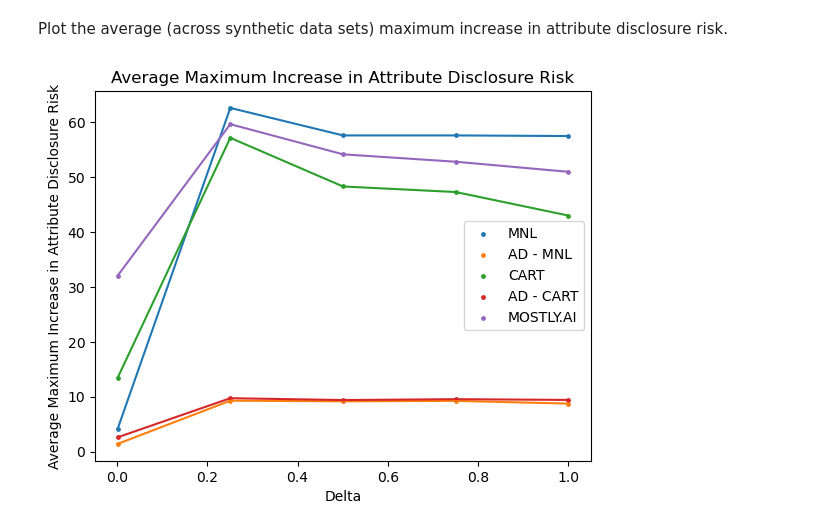
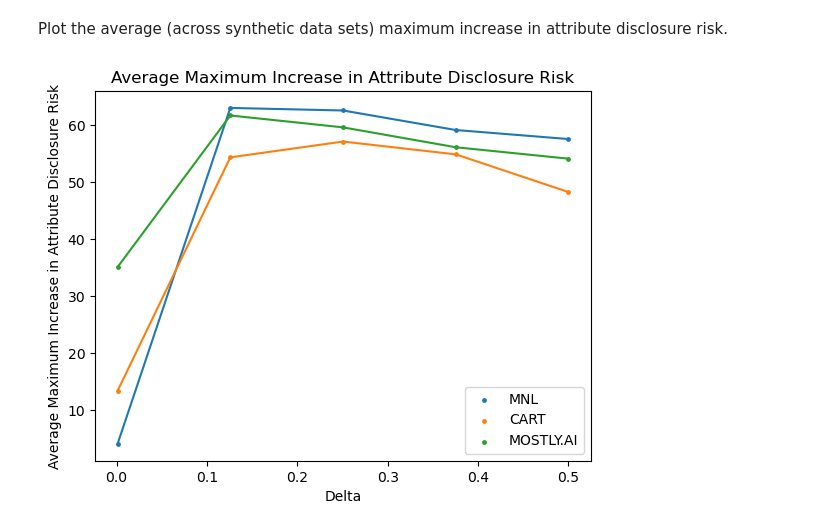
Before and after one commit to cdbale/optimized-sequential-synthesis, a Jupyter notebook: Code/SK - Privacy Analysis.ipynb, the cells around one changed output. Drawn from its saved outputs; the diff is of its cells as text; code cells hidden in the pictures.

```diff
--- a/Code/SK - Privacy Analysis.ipynb
+++ b/Code/SK - Privacy Analysis.ipynb
@@ -142,6 +138,6 @@ prior_death_prob = 152/9583
 # %% [markdown]
 Create new set of deltas for attribute disclosure evaluation.
 # %%
-deltas = np.linspace(0.001, 1, 5)
+deltas = np.linspace(0.001, 0.5, 5)
 # %% [markdown]
 Attribute disclosure assessment for MNL synthesized data.
@@ -215,10 +185,10 @@ Dataset completed.
 # %%
-ad_results_ad_mnl = [pd.concat(x, axis=1) for x in ad_results_ad_mnl]
+# ad_results_ad_mnl = [pd.concat(x, axis=1) for x in ad_results_ad_mnl]
 
-for i in range(20):
-    ad_results_ad_mnl[i].to_csv("../Results/SK/ad_metrics_ad_mnl_" + str(i) + ".csv", index=False)
+# for i in range(20):
+#     ad_results_ad_mnl[i].to_csv("../Results/SK/ad_metrics_ad_mnl_" + str(i) + ".csv", index=False)
 
-ad_results_ad_mnl = [pd.read_csv("../Results/SK/ad_metrics_ad_mnl_" + str(i) + ".csv") for i in range(20)]
+# ad_results_ad_mnl = [pd.read_csv("../Results/SK/ad_metrics_ad_mnl_" + str(i) + ".csv") for i in range(20)]
 # %% [markdown]
 Attribute disclosure assessment for CART synthesized data.
 # %%
@@ -291,10 +233,10 @@ Dataset completed.
 # %%
-ad_results_ad_cart = [pd.concat(x, axis=1) for x in ad_results_ad_cart]
+# ad_results_ad_cart = [pd.concat(x, axis=1) for x in ad_results_ad_cart]
 
-for i in range(20):
-    ad_results_ad_cart[i].to_csv("../Results/SK/ad_metrics_ad_cart_" + str(i) + ".csv", index=False)
+# for i in range(20):
+#     ad_results_ad_cart[i].to_csv("../Results/SK/ad_metrics_ad_cart_" + str(i) + ".csv", index=False)
 
-ad_results_ad_cart = [pd.read_csv("../Results/SK/ad_metrics_ad_cart_" + str(i) + ".csv") for i in range(20)]
+# ad_results_ad_cart = [pd.read_csv("../Results/SK/ad_metrics_ad_cart_" + str(i) + ".csv") for i in range(20)]
 # %% [markdown]
 Attribute disclosure assessment for MOSTLY.AI synthesized data.
 # %%
@@ -366,24 +301,24 @@ Plot the average (across synthetic data sets) maximum increase in attribute disc
 # %%
 plt.plot(deltas, avg_max_mnl)
 plt.scatter(deltas, avg_max_mnl, s=6, label="MNL")
 
-plt.plot(deltas, avg_max_ad_mnl)
-plt.scatter(deltas, avg_max_ad_mnl, s=6, label="AD - MNL")
+# plt.plot(deltas, avg_max_ad_mnl)
+# plt.scatter(deltas, avg_max_ad_mnl, s=6, label="AD - MNL")
 
 plt.plot(deltas, avg_max_cart)
 plt.scatter(deltas, avg_max_cart, s=6, label="CART")
 
-plt.plot(deltas, avg_max_ad_cart)
-plt.scatter(deltas, avg_max_ad_cart, s=6, label="AD - CART")
+# plt.plot(deltas, avg_max_ad_cart)
+# plt.scatter(deltas, avg_max_ad_cart, s=6, label="AD - CART")
 
 plt.plot(deltas, avg_max_mostly)
 plt.scatter(deltas, avg_max_mostly, s=6, label="MOSTLY.AI")
 
 plt.title("Average Maximum Increase in Attribute Disclosure Risk")
 plt.xlabel("Delta")
 plt.ylabel("Average Maximum Increase in Attribute Disclosure Risk")
 
 plt.legend()
 plt.show()
 # %% [output]
-[figure, old version]
+[figure, new version]
```
Also changed, not shown: parts of 20 cells of this notebook, 4 other files.
